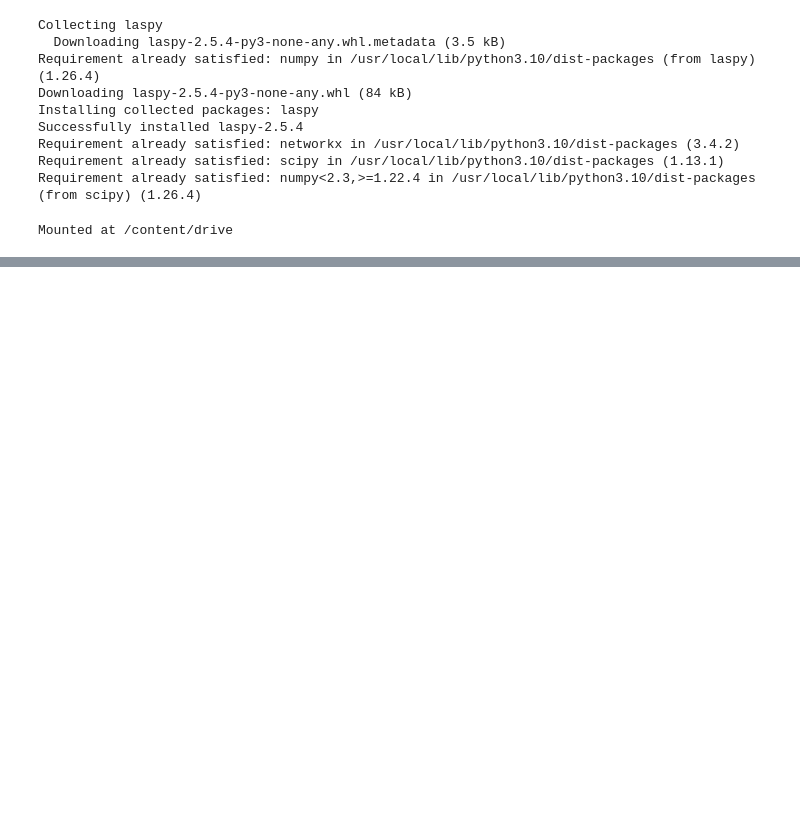
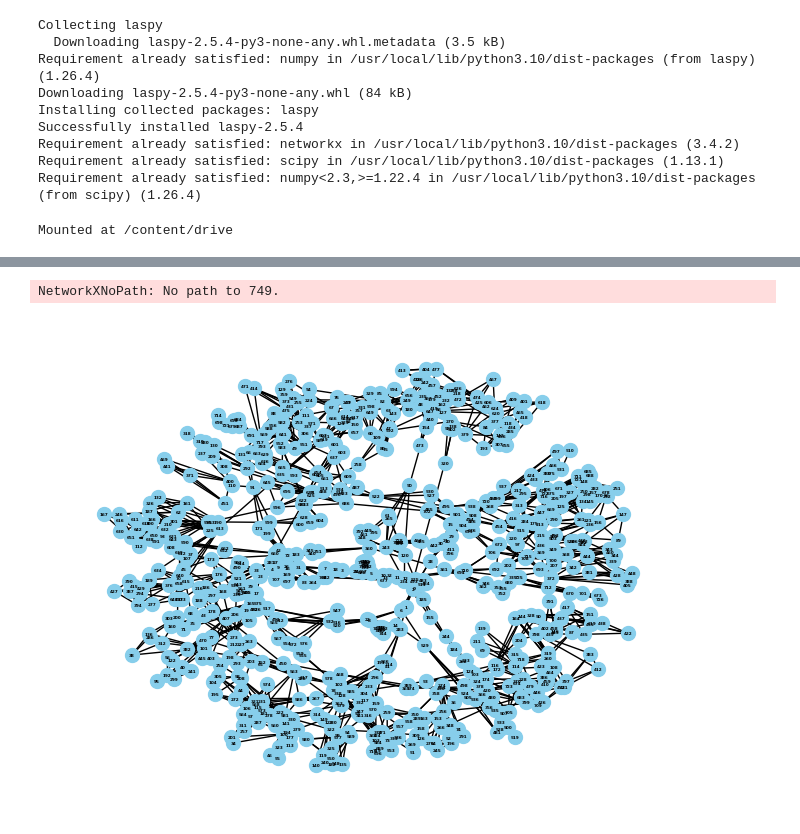
Before and after one commit to owlbemi/capstone_test, a Jupyter notebook: capstone_testgc.ipynb, the cells around one changed output, grey strips where cells are left out. Cells and saved outputs as stored; diff of their text form; code cells hidden in the pictures; blank space fills up the shorter version.

Commit message:
Node Visualisation, will do google drive intergration later

```diff
--- a/capstone_testgc.ipynb
+++ b/capstone_testgc.ipynb
@@ -21,13 +49,28 @@ drive.mount('/content/drive')
 Mounted at /content/drive
 # %%
 file_path = 'D:\Downloads\coffeeshop_merged.las'
-# %%
-import laspy
-import numpy as np
-from scipy.spatial import KDTree
-import networkx as nx
-
-# Load .las file
-with laspy.open(file_path) as f:
-    for points in f.chunk_iterator(1_000_000):
-        points = np.vstack((las.x, las.y, las.z)).T
+# %%
+import laspy
+import numpy as np
+
+# Define a function to read a `.las` file in chunks
+def chunked_las_reader(file_path, chunk_size=100000):
+    las = laspy.open(file_path)  # Open the .las file
+
+    # Read in chunks based on the defined chunk size
+    with laspy.open(file_path) as las:
+        for points in las.chunk_iterator(chunk_size):
+            yield points
+
+# Process each chunk
+chunk_size = 100000  # Set your desired chunk size
+
+for chunk in chunked_las_reader(file_path, chunk_size):
+    # Extract the X, Y, Z coordinates from the chunk
+    x = chunk.x
+    y = chunk.y
+    z = chunk.z
+    points = np.vstack((x, y, z)).T
+
+    # Do further processing with the chunked points (e.g., add to graph, downsample, etc.)
+    print(f"Processing chunk with {len(points)} points")
@@ -34,10 +95,22 @@ with laspy.open(file_path) as f:
 # %%
+from scipy.spatial import KDTree
+import networkx as nx
+import matplotlib.pyplot as plt
+
+start_point = points[0]  # First point in the dataset
+exit_point = points[-1]  # Last point in the dataset
+
+kdtree = KDTree(points)
+
+start_distance, start_index = kdtree.query(start_point)
+exit_distance, exit_index = kdtree.query(exit_point)
+
+x_start, y_start, z_start = 100.0, 50.0, 10.0  # Example coordinates for the start point
+x_exit, y_exit, z_exit = 500.0, 300.0, 10.0  # Example coordinates for the exit point
+
 # Define start and end points
 start_point = (x_start, y_start, z_start)
 exit_point = (x_exit, y_exit, z_exit)
-
-# Create KDTree for efficient distance calculations
-kdtree = KDTree(points)
 
 # Convert points to graph and find shortest path
 G = nx.Graph()
@@ -48,6 +121,16 @@ for i, point in enumerate(points):
         if i != neighbor_idx:  # Avoid self-loop
             G.add_edge(i, neighbor_idx, weight=dist)
 
+
+
 # Use Dijkstra's algorithm
 path_indices = nx.dijkstra_path(G, source=start_index, target=exit_index)
 path_points = points[path_indices]
+# %% [output]
+NetworkXNoPath: No path to 749.
+# %%
+pos = nx.spring_layout(G)
+nx.draw(G, pos, with_labels=True, node_size=100, node_color='skyblue', font_size=3, font_weight='bold')
+plt.show()
+# %% [output]
+[figure, added]
```
Also changed, not shown: parts of 5 cells of this notebook.
